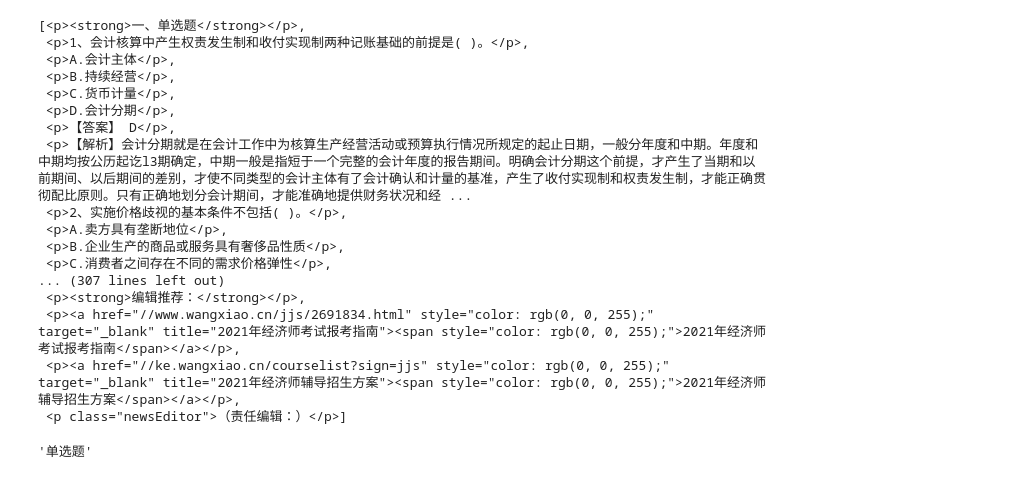
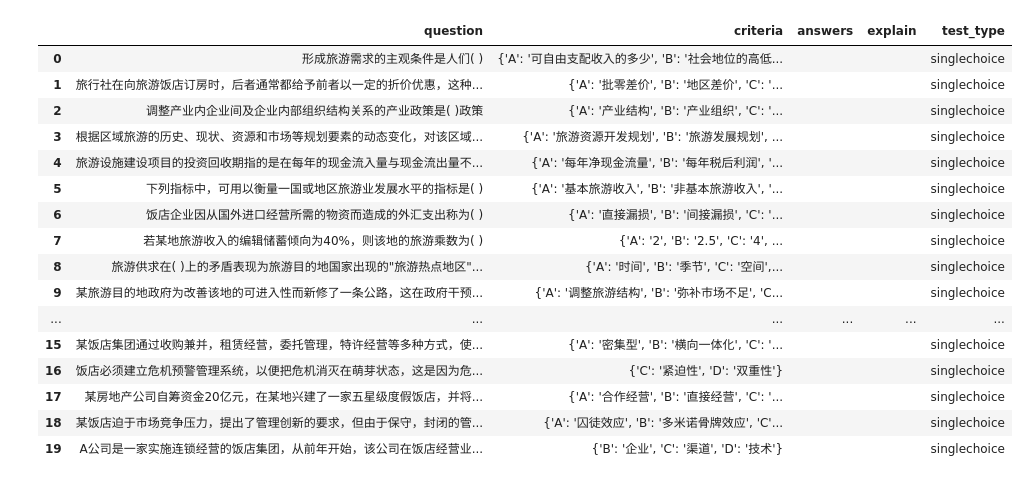
Before and after one commit to dreamzml/jupyter-note, a Jupyter notebook: 中大网校题库爬虫.ipynb, the cells around one changed output. Cells and saved outputs as stored; diff of their text form; code cells hidden in the pictures.

```diff
--- a/中大网校题库爬虫.ipynb
+++ b/中大网校题库爬虫.ipynb
@@ -7,3 +7,5 @@ import numpy as nu
 import pandas as pd
 import re
 import json
+# %%
+questionColumns = ('question','criteria','answers','explain','test_type')
@@ -10,14 +143,9 @@ import json
 # %%
-def collectPage(url):
+def getPagesList():
+  url = "https://www.wangxiao.cn/jjs/zjjs_moni/"
   strhtml = requests.get(url)
   strhtml.encoding = "utf8"
 
   soup=BeautifulSoup(strhtml.text)
-  data = soup.select('.newsPage__content p')
-
-  questionType = ''
-
-  for x in data:
-
-
+  data = soup.select('.newsList ul li a')
   return data
@@ -24,25 +180,20 @@ def collectPage(url):
 # %%
-listsData1 = collectPage("https://www.wangxiao.cn/jjs/2893463.html")
-listsData1
+collectPage("https://www.wangxiao.cn/jjs/2692482.html")
 # %% [output]
-[<p><strong>一、单选题</strong></p>,
- <p>1、会计核算中产生权责发生制和收付实现制两种记账基础的前提是( )。</p>,
- <p>A.会计主体</p>,
- <p>B.持续经营</p>,
- <p>C.货币计量</p>,
- <p>D.会计分期</p>,
- <p>【答案】 D</p>,
- <p>【解析】会计分期就是在会计工作中为核算生产经营活动或预算执行情况所规定的起止日期，一般分年度和中期。年度和中期均按公历起讫l3期确定，中期一般是指短于一个完整的会计年度的报告期间。明确会计分期这个前提，才产生了当期和以前期间、以后期间的差别，才使不同类型的会计主体有了会计确认和计量的基准，产生了收付实现制和权责发生制，才能正确贯彻配比原则。只有正确地划分会计期间，才能准确地提供财务状况和经 ...
- <p>2、实施价格歧视的基本条件不包括( )。</p>,
- <p>A.卖方具有垄断地位</p>,
- <p>B.企业生产的商品或服务具有奢侈品性质</p>,
- <p>C.消费者之间存在不同的需求价格弹性</p>,
-... (307 lines left out)
- <p><strong>编辑推荐：</strong></p>,
- <p><a href="//www.wangxiao.cn/jjs/2691834.html" style="color: rgb(0, 0, 255);" target="_blank" title="2021年经济师考试报考指南"><span style="color: rgb(0, 0, 255);">2021年经济师考试报考指南</span></a></p>,
- <p><a href="//ke.wangxiao.cn/courselist?sign=jjs" style="color: rgb(0, 0, 255);" target="_blank" title="2021年经济师辅导招生方案"><span style="color: rgb(0, 0, 255);">2021年经济师辅导招生方案</span></a></p>,
- <p class="newsEditor">（责任编辑：）</p>]
+|  | question | criteria | answers | explain | test_type |
+| 0 | 形成旅游需求的主观条件是人们( ) | {'A': '可自由支配收入的多少', 'B': '社会地位的高低... |  |  | singlechoice |
+| 1 | 旅行社在向旅游饭店订房时，后者通常都给予前者以一定的折价优惠，这种... | {'A': '批零差价', 'B': '地区差价', 'C': '... |  |  | singlechoice |
+| 2 | 调整产业内企业间及企业内部组织结构关系的产业政策是( )政策 | {'A': '产业结构', 'B': '产业组织', 'C': '... |  |  | singlechoice |
+| 3 | 根据区域旅游的历史、现状、资源和市场等规划要素的动态变化，对该区域... | {'A': '旅游资源开发规划', 'B': '旅游发展规划', ... |  |  | singlechoice |
+| 4 | 旅游设施建设项目的投资回收期指的是在每年的现金流入量与现金流出量不... | {'A': '每年净现金流量', 'B': '每年税后利润', '... |  |  | singlechoice |
+| 5 | 下列指标中，可用以衡量一国或地区旅游业发展水平的指标是( ) | {'A': '基本旅游收入', 'B': '非基本旅游收入', '... |  |  | singlechoice |
+| 6 | 饭店企业因从国外进口经营所需的物资而造成的外汇支出称为( ) | {'A': '直接漏损', 'B': '间接漏损', 'C': '... |  |  | singlechoice |
+| 7 | 若某地旅游收入的编辑储蓄倾向为40%，则该地的旅游乘数为( ) | {'A': '2', 'B': '2.5', 'C': '4', ... |  |  | singlechoice |
+| 8 | 旅游供求在( )上的矛盾表现为旅游目的地国家出现的"旅游热点地区"... | {'A': '时间', 'B': '季节', 'C': '空间',... |  |  | singlechoice |
+| 9 | 某旅游目的地政府为改善该地的可进入性而新修了一条公路，这在政府干预... | {'A': '调整旅游结构', 'B': '弥补市场不足', 'C... |  |  | singlechoice |
+| ... | ... | ... | ... | ... | ... |
+| 15 | 某饭店集团通过收购兼并，租赁经营，委托管理，特许经营等多种方式，使... | {'A': '密集型', 'B': '横向一体化', 'C': '... |  |  | singlechoice |
+| 16 | 饭店必须建立危机预警管理系统，以便把危机消灭在萌芽状态，这是因为危... | {'C': '紧迫性', 'D': '双重性'} |  |  | singlechoice |
+| 17 | 某房地产公司自筹资金20亿元，在某地兴建了一家五星级度假饭店，并将... | {'A': '合作经营', 'B': '直接经营', 'C': '... |  |  | singlechoice |
+| 18 | 某饭店迫于市场竞争压力，提出了管理创新的要求，但由于保守，封闭的管... | {'A': '囚徒效应', 'B': '多米诺骨牌效应', 'C'... |  |  | singlechoice |
+| 19 | A公司是一家实施连锁经营的饭店集团，从前年开始，该公司在饭店经营业... | {'B': '企业', 'C': '渠道', 'D': '技术'} |  |  | singlechoice |
-# %%
-listsData1[0].text.split('、')[1]
-# %% [output]
-'单选题'
```
Also changed, not shown: parts of 7 cells of this notebook.
